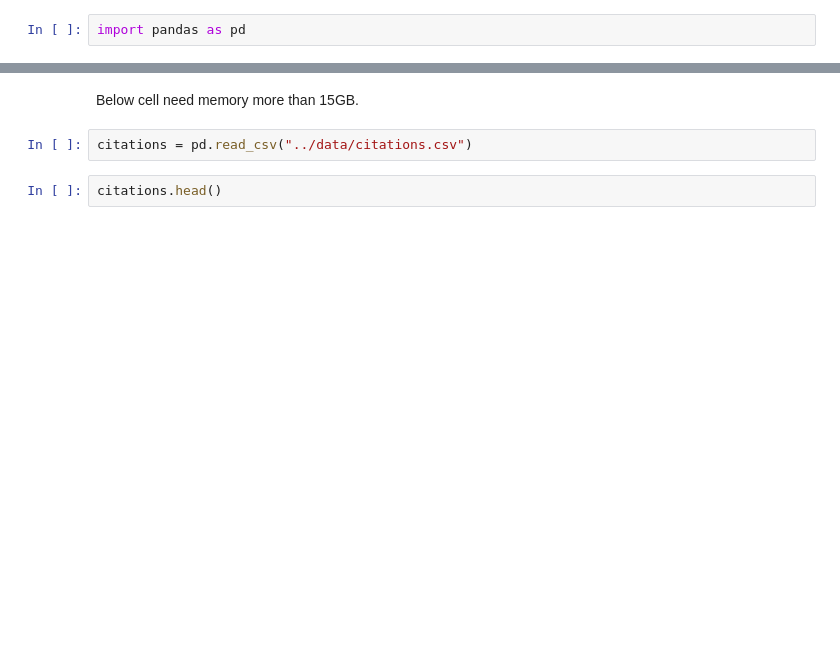
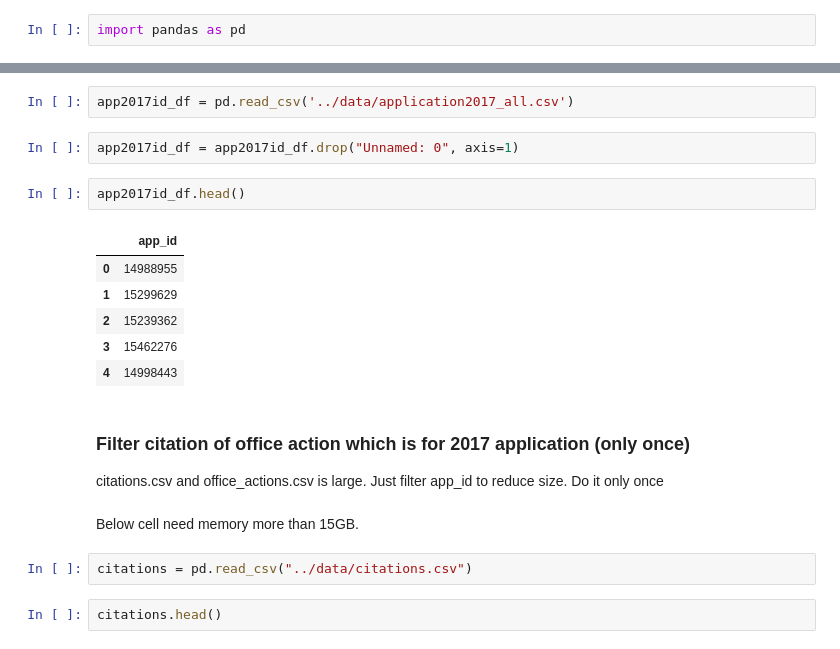
Before and after one commit to yoheikikuta/US-patent-analysis, a Jupyter notebook: notebook/data_collection.ipynb, the cells around one changed output, grey strips where cells are left out. Drawn from its saved outputs; the diff is of its cells as text; blank space fills up the shorter version.

```diff
--- a/notebook/data_collection.ipynb
+++ b/notebook/data_collection.ipynb
@@ -5,3 +18,21 @@ import pandas as pd
+# %%
+app2017id_df = pd.read_csv('../data/application2017_all.csv')
+# %%
+app2017id_df = app2017id_df.drop("Unnamed: 0", axis=1)
+# %%
+app2017id_df.head()
+# %% [output]
+|  | app_id |
+| 0 | 14988955 |
+| 1 | 15299629 |
+| 2 | 15239362 |
+| 3 | 15462276 |
+| 4 | 14998443 |
+# %% [markdown]
+### Filter citation of office action which is for 2017 application (only once)
+
+
+citations.csv and office_actions.csv is large. Just filter app_id to reduce size. Do it only once
 # %% [markdown]
 Below cell need memory more than 15GB.
 # %%
```
Also changed, not shown: parts of 137 cells of this notebook.
